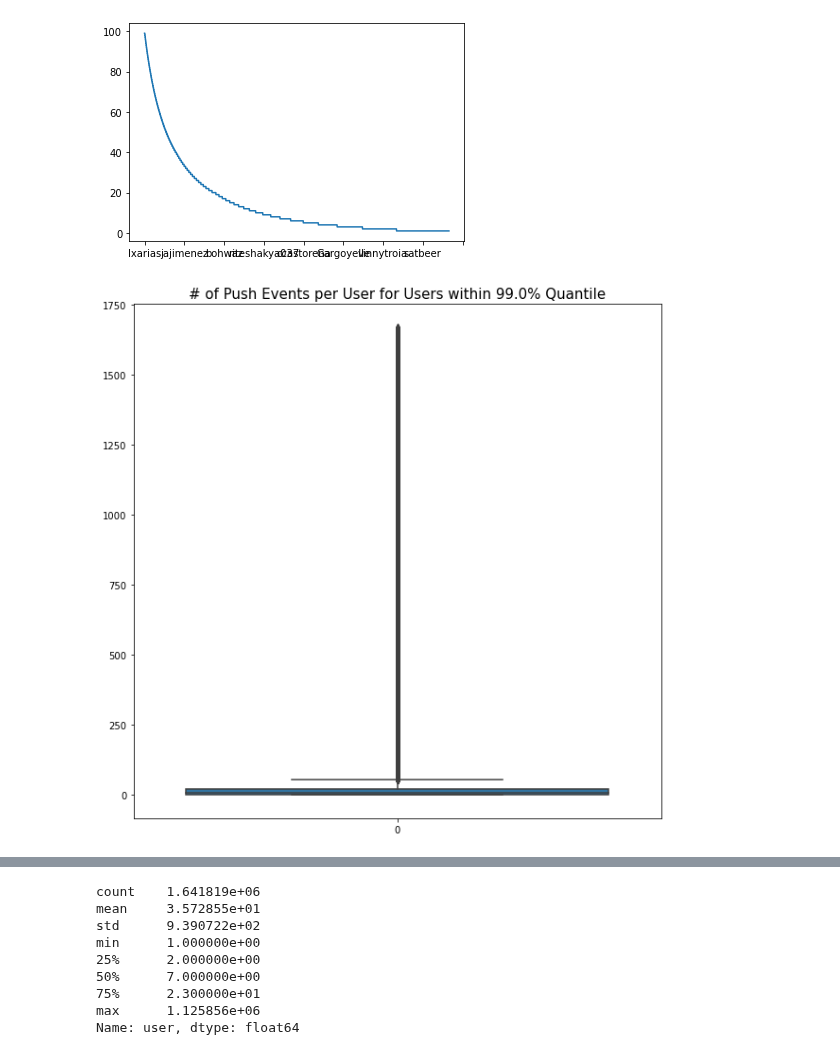
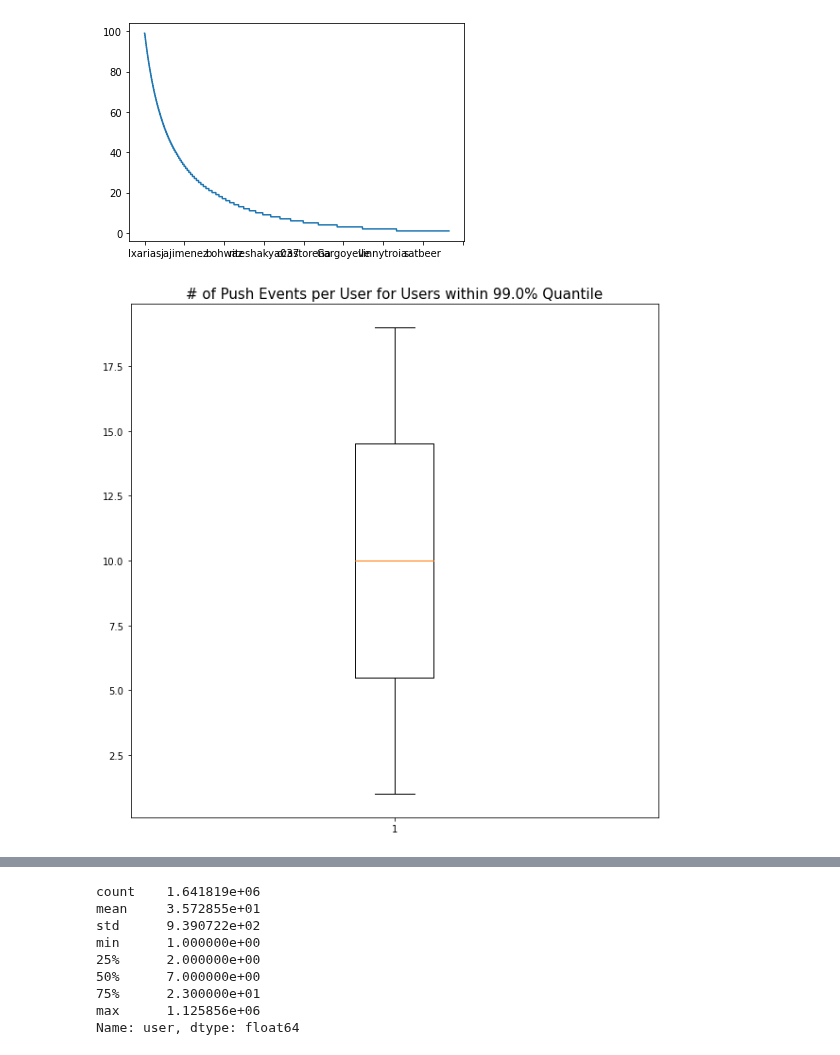
Before and after one commit to coiled/coiled-resources, a Jupyter notebook: airflow-with-coiled/airflow-testing.ipynb, the cells around one changed output, grey strips where cells are left out. Drawn from its saved outputs; the diff is of its cells as text; code cells hidden in the pictures.

```diff
--- a/airflow-with-coiled/airflow-testing.ipynb
+++ b/airflow-with-coiled/airflow-testing.ipynb
@@ -154,13 +144,15 @@ import seaborn as sns
+# %%
+data = np.arange(1,20)
 # %%
 fig, ax = plt.subplots(figsize=(10,10))
 quantile = 0.99
 
 plt.title(f'# of Push Events per User for Users within {quantile*100}% Quantile', fontsize=15)
 
-sns.boxplot(
-    data=user_counts[user_counts < user_counts.quantile(0.999)],
+plt.boxplot(
+    x=data,
 )
 
 plt.savefig(f'boxplot_{quantile*100}quantile.jpg')
 # %% [output]
-[figure, old version]
+[figure, new version]
```
Also changed, not shown: parts of 31 cells of this notebook.
